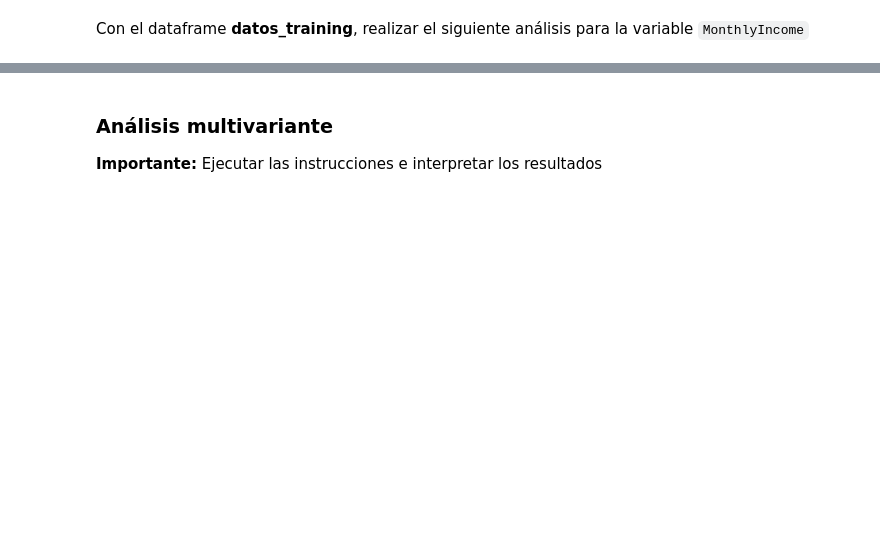
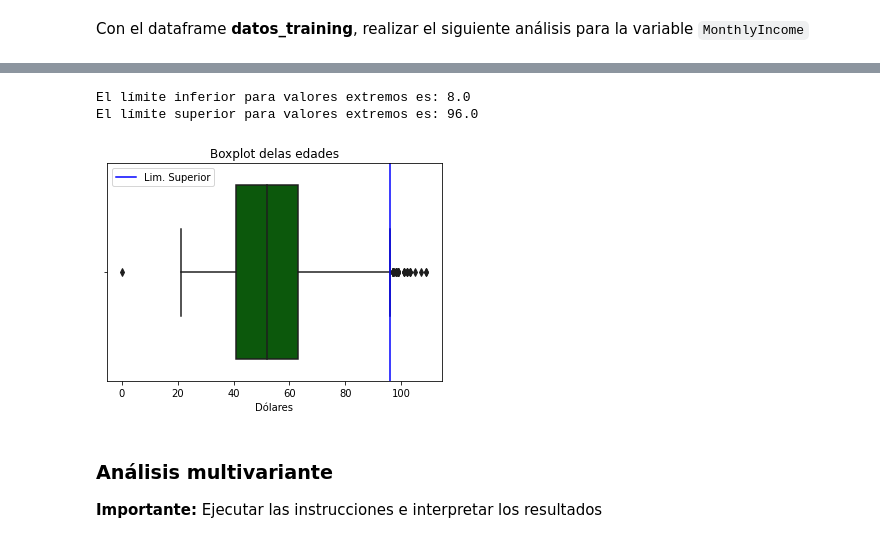
Before and after one commit to rmperez556/CD_databits, a Jupyter notebook: 01_Proyecto_final_Fase_1.ipynb, the cells around one changed output, grey strips where cells are left out. Cells and saved outputs as stored; diff of their text form; code cells hidden in the pictures; blank space fills up the shorter version.

```diff
--- a/01_Proyecto_final_Fase_1.ipynb
+++ b/01_Proyecto_final_Fase_1.ipynb
@@ -224,3 +330,26 @@ ingresos = datos_entrenamietno.MonthlyIncome
+# %%
+# Crear un box-plot la variable ingresos (usar la librería seaborns)
+IQR  = stats.iqr(edad)
+whis = 1.5
+cons = IQR * whis
+
+#Cuartiles
+Q1   = edad.quantile(0.25)
+Q3   = edad.quantile(0.75)
+
+print("El límite inferior para valores extremos es:", (Q1-cons))
+print("El límite superior para valores extremos es:", (Q3+cons))
+
+sns.boxplot(x=edad, color="darkgreen", whis=1.5)
+plt.title("Boxplot delas edades")
+plt.xlabel("Dólares")
+plt.axvline(Q3+cons, color='blue', label='Lim. Superior')
+plt.legend()
+plt.show()
+# %% [output]
+El límite inferior para valores extremos es: 8.0
+El límite superior para valores extremos es: 96.0
+[figure, added]
 # %% [markdown]
 ### Análisis multivariante
 
```
Also changed, not shown: parts of 16 cells of this notebook.
